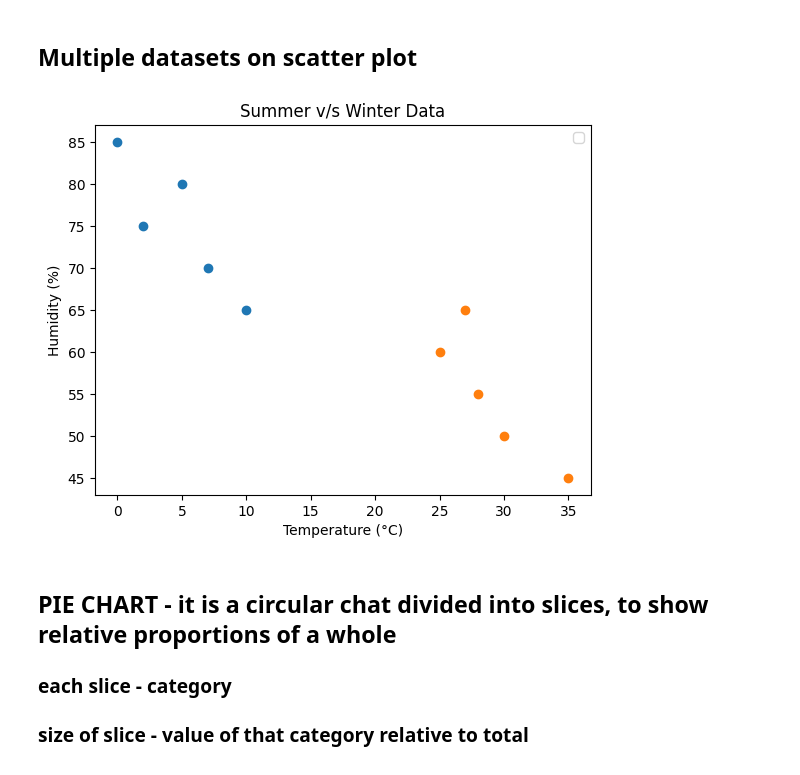
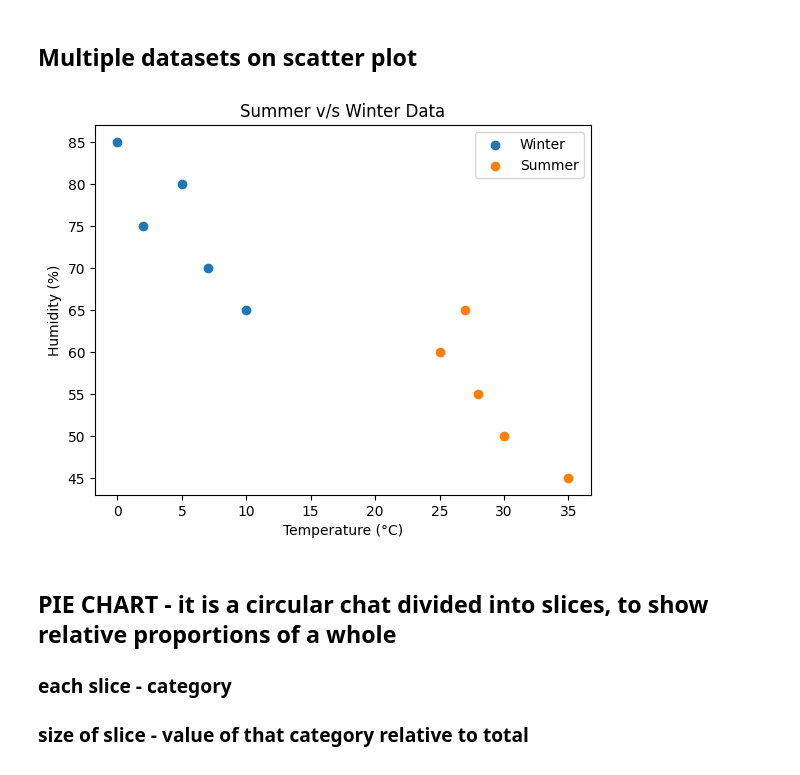
Before and after one commit to Shaik-Khaja-byte/AI-ML-Journey, a Jupyter notebook: Data Visualisation/part1.ipynb, the cells around one changed output. Cells and saved outputs as stored; diff of their text form; code cells hidden in the pictures.

```diff
--- a/Data Visualisation/part1.ipynb
+++ b/Data Visualisation/part1.ipynb
@@ -539,25 +539,25 @@ plt.show()
 # %%
 cities = ["City A", "City B", "City C", "City D", "City E"]
 
 # Winter: Temperature (°C) vs Humidity (%)
 winter_temp = [5, 2, 10, 0, 7]
 winter_humidity = [80, 75, 65, 85, 70]
 
 # Summer: Temperature (°C) vs Humidity (%)
 summer_temp = [25, 30, 28, 35, 27]
 summer_humidity = [60, 50, 55, 45, 65]
 
-plt.scatter(winter_temp, winter_humidity)
-plt.scatter(summer_temp, summer_humidity)
+plt.scatter(winter_temp, winter_humidity, label="Winter")
+plt.scatter(summer_temp, summer_humidity, label="Summer")
 
 plt.title("Summer v/s Winter Data")
 plt.xlabel("Temperature (°C)")
 plt.ylabel("Humidity (%)")
 plt.legend()
 
 plt.show()
 # %% [output]
-[figure, old version]
+[figure, new version]
 # %% [markdown]
 ## PIE CHART - it is a circular chat divided into slices, to show relative proportions of a whole
 ### each slice - category
```
